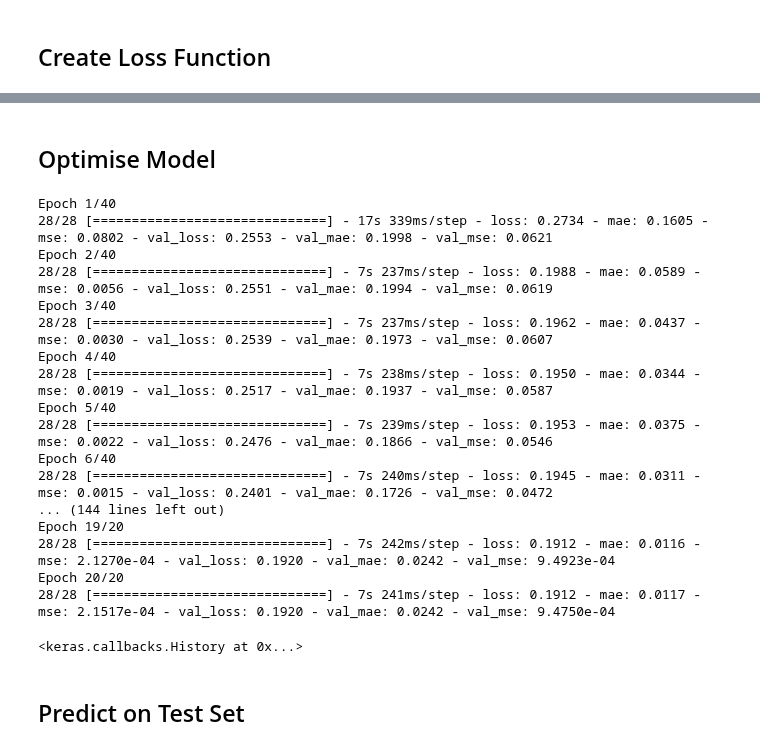
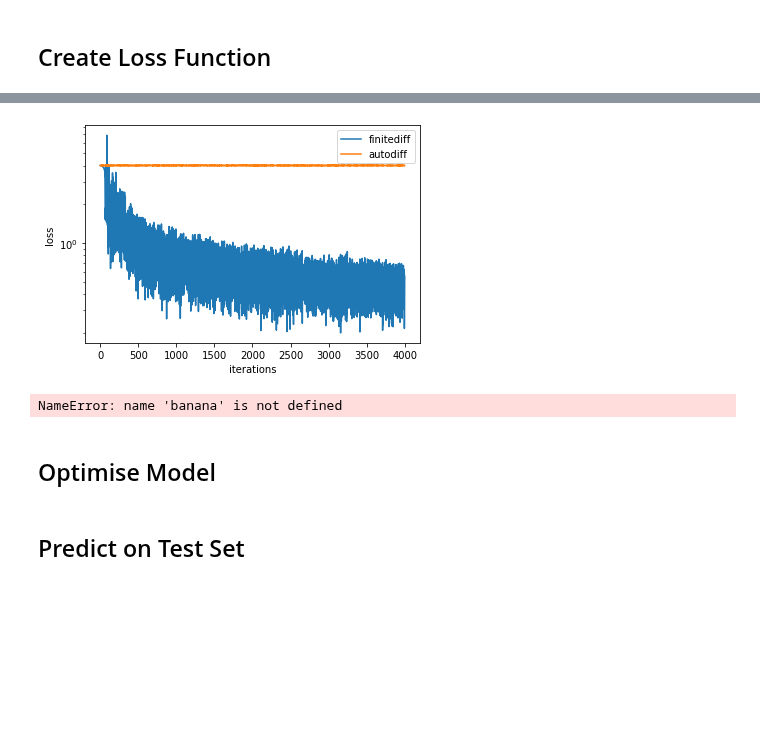
Before and after one commit to CosmoStat/autometacal, a Jupyter notebook: notebooks/dataset_CNN_testing.ipynb, the cells around one changed output, grey strips where cells are left out. Saved outputs shown, nothing was run; the diff lists cells and outputs as text; code cells hidden in the pictures; blank space fills up the shorter version.

Commit message:
LearnR work

```diff
--- a/notebooks/dataset_CNN_testing.ipynb
+++ b/notebooks/dataset_CNN_testing.ipynb
@@ -84,7 +84,7 @@ def Ribli19(imsize=50, n_target=2 ,n_channels=1, nf=64, reg = 5e-5,
     #  end of conv
 
     x = kl.GlobalAveragePooling2D()(x)
-    x = kl.Dense(n_target, name = 'final_dense_n%d_ngpu%d' % (n_target, len(gpu.split(','))))(x)
+    x = kl.Dense(n_target)(x)#, name = 'final_dense_n%d_ngpu%d' % (n_target, len(gpu.split(','))))(x)
 
     model = km.Model(inputs=inp, outputs=x)  # make model
 
@@ -107,4 +104,7 @@ datav = datav.cache()
 datav = datav.batch(512)
 datav = datav.prefetch(tf.data.experimental.AUTOTUNE)
 # %%
-datav
+data= tfds.load('GalGen/small_stamp_100k')
+data = data['train'].cache()
+data = data.batch(8)
+data = data.prefetch(tf.data.experimental.AUTOTUNE)
@@ -113,3 +111,6 @@ datav
+# %%
+batchit = data.as_numpy_iterator()
+onebatch = batchit.next()
 # %% [markdown]
 plt.style.use('default')
 plt.figure(figsize=(10,10))
@@ -144,0 +185,2 @@ TypeError: Cannot convert value <tensorflow.python.eager.def_function.Function o
+# %%
+opt = ko.SGD(learning_rate=0.005,nesterov=True)
@@ -145,48 +248,19 @@ TypeError: Cannot convert value <tensorflow.python.eager.def_function.Function o
+# %%
+plt.plot(range(4000),loistfd,label='finitediff')
+plt.plot(range(4000),loistad,label='autodiff')
+plt.xlabel('iterations')
+plt.ylabel('loss')
+plt.yscale('log')
+plt.legend()
+plt.savefig('learning3.png',bbox_inches='tight')
+# %% [output]
+[figure, added]
+# %%
+banana();
+# %% [output]
+NameError: name 'banana' is not defined
 # %% [markdown]
 ## Optimise Model
-# %%
-sgd = ko.SGD(lr=0.005, decay=0., momentum=0.9, nesterov=True)
-model.compile(loss='mse',optimizer=sgd, metrics=['mae','mse'])
-
-model.fit(datat,
-          epochs=40,
-          validation_data=datav,
-          verbose=1)
-
-sgd = ko.SGD(lr=0.0005, decay=0., momentum=0.9, nesterov=True)
-model.compile(loss='mse',optimizer=sgd, metrics=['mae','mse'])
-
-model.fit(datat,
-          epochs=20,
-          validation_data=datav,
-          verbose=1)
-
-sgd = ko.SGD(lr=0.00005, decay=0., momentum=0.9, nesterov=True)
-model.compile(loss='mse',optimizer=sgd, metrics=['mae','mse'])
-
-model.fit(datat,
-          epochs=20,
-          validation_data=datav,
-          verbose=1)
-# %% [output]
-Epoch 1/40
-28/28 [==============================] - 17s 339ms/step - loss: 0.2734 - mae: 0.1605 - mse: 0.0802 - val_loss: 0.2553 - val_mae: 0.1998 - val_mse: 0.0621
-Epoch 2/40
-28/28 [==============================] - 7s 237ms/step - loss: 0.1988 - mae: 0.0589 - mse: 0.0056 - val_loss: 0.2551 - val_mae: 0.1994 - val_mse: 0.0619
-Epoch 3/40
-28/28 [==============================] - 7s 237ms/step - loss: 0.1962 - mae: 0.0437 - mse: 0.0030 - val_loss: 0.2539 - val_mae: 0.1973 - val_mse: 0.0607
-Epoch 4/40
-28/28 [==============================] - 7s 238ms/step - loss: 0.1950 - mae: 0.0344 - mse: 0.0019 - val_loss: 0.2517 - val_mae: 0.1937 - val_mse: 0.0587
-Epoch 5/40
-28/28 [==============================] - 7s 239ms/step - loss: 0.1953 - mae: 0.0375 - mse: 0.0022 - val_loss: 0.2476 - val_mae: 0.1866 - val_mse: 0.0546
-Epoch 6/40
-28/28 [==============================] - 7s 240ms/step - loss: 0.1945 - mae: 0.0311 - mse: 0.0015 - val_loss: 0.2401 - val_mae: 0.1726 - val_mse: 0.0472
-... (144 lines left out)
-Epoch 19/20
-28/28 [==============================] - 7s 242ms/step - loss: 0.1912 - mae: 0.0116 - mse: 2.1270e-04 - val_loss: 0.1920 - val_mae: 0.0242 - val_mse: 9.4923e-04
-Epoch 20/20
-28/28 [==============================] - 7s 241ms/step - loss: 0.1912 - mae: 0.0117 - mse: 2.1517e-04 - val_loss: 0.1920 - val_mae: 0.0242 - val_mse: 9.4750e-04
-<keras.callbacks.History at 0x...>
 # %% [markdown]
 ## Predict on Test Set
 # %%
```
Also changed, not shown: parts of 13 cells of this notebook, 1 other file.
